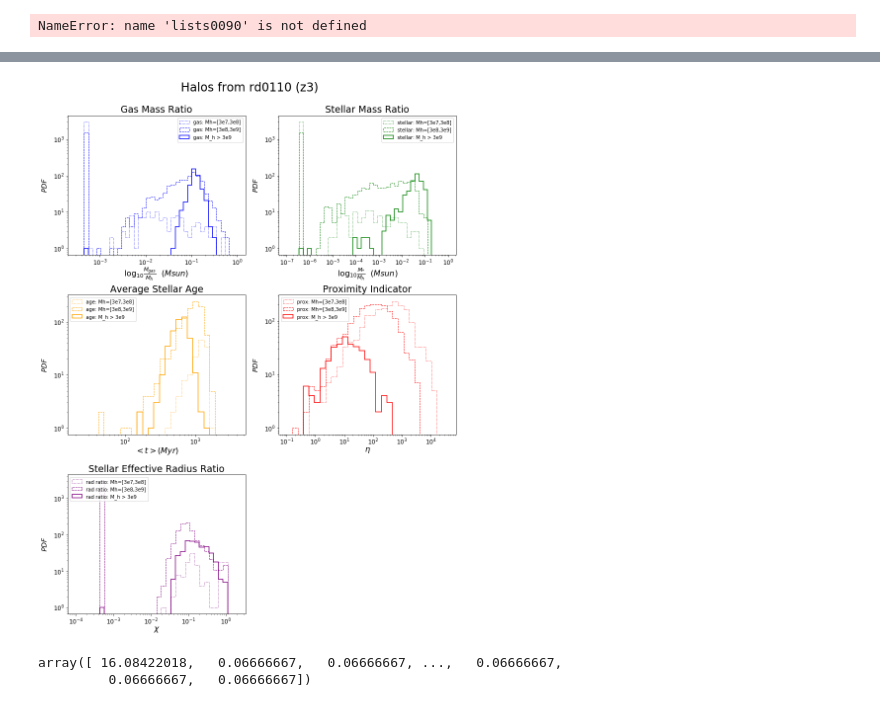
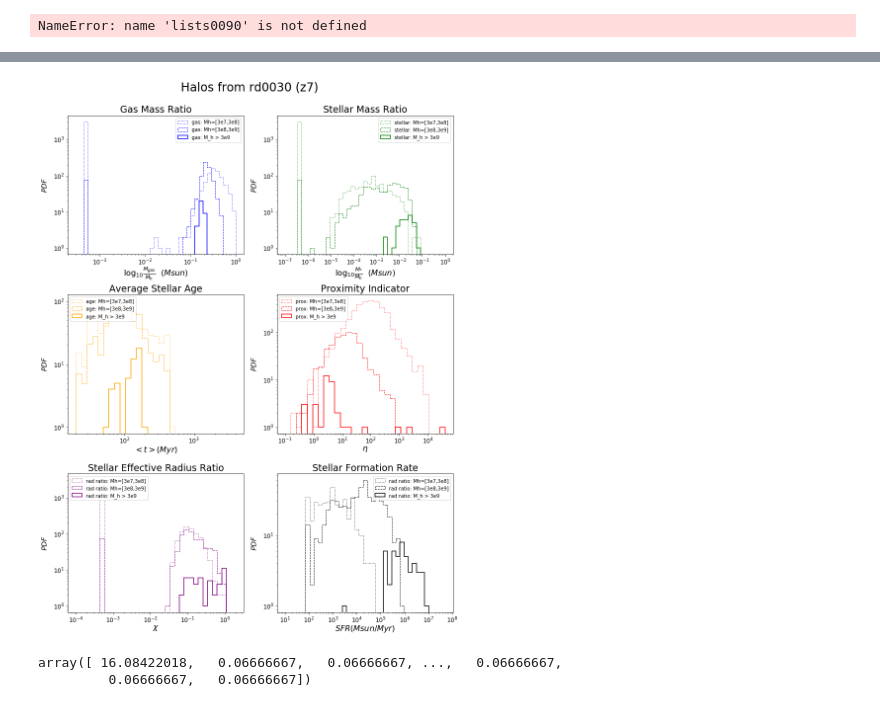
Before and after one commit to ygovil1/data-mining-galaxies, a Jupyter notebook: HaloCatalog/ratio_plotter.ipynb, the cells around one changed output, grey strips where cells are left out. Drawn from its saved outputs; the diff is of its cells as text; code cells hidden in the pictures.

```diff
--- a/HaloCatalog/ratio_plotter.ipynb
+++ b/HaloCatalog/ratio_plotter.ipynb
@@ -205,7 +205,7 @@ lists0090
 # %% [output]
 NameError: name 'lists0090' is not defined
 # %%
-toCreate = "rd0090"
+toCreate = "rd0030"
 # %%
 # pick halo list depending on toCreate
 if toCreate == "rd0030":
@@ -233,6 +233,7 @@ agelists = [[], [], []]
 proxlists = [[], [], []]
 radratiolists = [[], [], []]
 peaklists = [[], [], []]
+formlists = [[], [], []]
 
 for halo in halo_list:
     # find parameters of halo
@@ -248,7 +249,9 @@ for halo in halo_list:
     ave_age = halo[12]
     prox = halo[13]
     stel_rad = halo[14]
+    formrate = halo[15] * u.g
 
+    print(formrate)
 #     print(halo_mass, stellar_mass2, ave_age)
 
     # check that not a satellite
@@ -275,6 +278,12 @@ for halo in halo_list:
     if isStelMassZero:
         rad_ratio = 5e-4
 
+    # check for form rate equal to zero
+    if formrate == 0:
+        formrate = 0 * u.g / u.s
+    if not formrate.value == 0:
+        formrate = formrate.to('Msun/Myr')
+
 #     print(ratio1, ratio2)
 #     print(isAgeZero, isStelMassZero)
 
@@ -284,16 +293,19 @@ for halo in halo_list:
         proxlists[0].append(prox)
         radratiolists[0].append(rad_ratio)
         peaklists[0].append(peak_height.value)
+        formlists[0].append(formrate.to('Msun/Myr').value)
     if 3e9 * u.Msun > halo_mass > 3e8 * u.Msun:
         gasratiolists[1].append(ratio1)
         proxlists[1].append(prox)
         radratiolists[1].append(rad_ratio)
         peaklists[1].append(peak_height.value)
+        formlists[1].append(formrate.to('Msun/Myr').value)
     if halo_mass > 3e9 * u.Msun:
         gasratiolists[2].append(ratio1)
         proxlists[2].append(prox)
         radratiolists[2].append(rad_ratio)
         peaklists[2].append(peak_height.value)
+        formlists[2].append(formrate.to('Msun/Myr').value)
 
     # append differently depending on ave_age == 0
     if isAgeZero and (not isStelMassZero):
@@ -364,7 +376,8 @@ tempdict = {"gasratio": gasratiolists,
             "age": agelists,
             "prox": proxlists,
             "chi": radratiolists,
-            "peak": peaklists}
+            "peak": peaklists,
+            "form": formlists}
 
 # store dict depending on toCreate
 if toCreate == "rd0030":
@@ -425,5 +438,5 @@ picked 0090
 # %%
-toPlot = "rd0110"
+toPlot = "rd0030"
 # pick dict and fig title based on toPlot
 if toPlot == "rd0030":
     ploting = lists0030
@@ -447,6 +460,7 @@ stelbins = np.geomspace(start=start, stop=1, num=40)
 agebins = np.geomspace(start=2e1, stop=4e3, num=30)
 proxbins = np.geomspace(start=1e-1, stop=4e4, num=30)
 radbins = np.geomspace(start=1e-4, stop=2, num=35)
+formbins = np.geomspace(start=1e1, stop=5e7, num=40)
 # %%
 # create subplots
 fig1 = plt.figure(figsize = (12,16))
@@ -455,6 +469,7 @@ ax2 = plt.subplot(3,2,2)
 ax3 = plt.subplot(3,2,3)
 ax4 = plt.subplot(3,2,4)
 ax5 = plt.subplot(3,2,5)
+ax6 = plt.subplot(3,2,6)
 
 # plot titles
 gastitle = "Gas Mass Ratio"
@@ -462,6 +477,7 @@ stellartitle = "Stellar Mass Ratio"
 agetitle = "Average Stellar Age"
 proxtitle = "Proximity Indicator"
 radtitle = "Stellar Effective Radius Ratio"
+formtitle = "Stellar Formation Rate"
 
 # plot various lists
 ratiolists = [ratiolist1, ratiolist2]
@@ -480,6 +496,9 @@ ax4.hist(ploting['prox'][2], proxbins, ec = 'red', lw = 1.5, label = 'prox: M_h
 ax5.hist(ploting['chi'][0], radbins, ec = 'purple', lw = 1, label = 'rad ratio: Mh=[3e7,3e8]', linestyle = ":", histtype='step', fill = False)
 ax5.hist(ploting['chi'][1], radbins, ec = 'purple', lw = 1, label = 'rad ratio: Mh=[3e8,3e9]', linestyle = "--",histtype='step', fill = False)
 ax5.hist(ploting['chi'][2], radbins, ec = 'purple', lw = 1.5, label = 'rad ratio: M_h > 3e9', linestyle = "-", histtype='step', fill = False)
+ax6.hist(ploting['form'][0], formbins, ec = 'black', lw = 1, label = 'rad ratio: Mh=[3e7,3e8]', linestyle = ":", histtype='step', fill = False)
+ax6.hist(ploting['form'][1], formbins, ec = 'black', lw = 1, label = 'rad ratio: Mh=[3e8,3e9]', linestyle = "--",histtype='step', fill = False)
+ax6.hist(ploting['form'][2], formbins, ec = 'black', lw = 1.5, label = 'rad ratio: M_h > 3e9', linestyle = "-", histtype='step', fill = False)
 
 # set title
 plt.suptitle(figtitle, fontsize = 24)
@@ -488,6 +507,7 @@ ax2.set_title(stellartitle, size = 19)
 ax3.set_title(agetitle, size = 19)
 ax4.set_title(proxtitle, size = 19)
 ax5.set_title(radtitle, size = 19)
+ax6.set_title(formtitle, size = 19)
 #ax1.axis([1e-4, 10**1.5, 0, 700])
 
 # create axis labels
@@ -496,17 +516,20 @@ stellab = r"$\log_{10}\frac{M_{*}}{M_h}$  $(Msun)$"
 agelab = r"$<t> (Myr)$"
 proxlab = r"$\eta$"
 radlab = r"$\chi$"
+formlab = r"$SFR (Msun / Myr)$"
 ylab = "$PDF$"
 ax1.set_xlabel(gaslab, size = 16, labelpad= 0)
 ax2.set_xlabel(stellab, size = 16, labelpad= 0)
 ax3.set_xlabel(agelab, size = 16, labelpad= 0)
 ax4.set_xlabel(proxlab, size = 16, labelpad= 0)
 ax5.set_xlabel(radlab, size = 16, labelpad= 0)
+ax6.set_xlabel(formlab, size = 16, labelpad= 0)
 ax1.set_ylabel(ylab, rotation = 90, size = 14, labelpad= 10)
 ax2.set_ylabel(ylab, rotation = 90, size = 14, labelpad= 10)
 ax3.set_ylabel(ylab, rotation = 90, size = 14, labelpad= 10)
 ax4.set_ylabel(ylab, rotation = 90, size = 14, labelpad= 10)
 ax5.set_ylabel(ylab, rotation = 90, size = 14, labelpad= 10)
+ax6.set_ylabel(ylab, rotation = 90, size = 14, labelpad= 10)
 
 # create axis ticks
 ax1.set_xscale('log')
@@ -526,35 +549,39 @@ ax4.set_yscale('log')
 ax4.tick_params(axis='x', which='major', labelsize=12)
 ax4.tick_params(axis='y', which='major', labelsize=12)
 ax5.set_xscale('log')
 ax5.set_yscale('log')
 ax5.tick_params(axis='x', which='major', labelsize=12)
 ax5.tick_params(axis='y', which='major', labelsize=12)
-
+ax6.set_xscale('log')
+ax6.set_yscale('log')
+ax6.tick_params(axis='x', which='major', labelsize=12)
+ax6.tick_params(axis='y', which='major', labelsize=12)
 
 # add labels for each plot
 # annotation1 = 'using .sum'
 # annotation2 = 'using particle mask'
 # ax1.text(start, 20, annotation1, size = 12)
 # ax2.text(start, 30, annotation2, size = 12)
 
 # set axis limits
 # ax2.set_xlim([1e-7, 0.5])
 
 # add legend
 ax1.legend(loc = 'upper right')
 ax2.legend(loc = 'upper right')
 ax3.legend(loc = 'upper left')
 ax4.legend(loc = 'upper left')
 ax5.legend(loc = 'upper left')
+ax6.legend(loc = 'upper right')
 
 # adjust spacing and show
 plt.tight_layout()
 fig1.subplots_adjust(top=0.92)
 plt.show()
 
 #plt.savefig('./LG4_2048_40pc/rd0070/massratios.png', dpi = 300)
 # %% [output]
-[figure, old version]
+[figure, new version]
 # %%
 # create log ratios and other useful lists
 stellogratio1 = np.log([value for value in ploting['stelratio'][0] if value > 0]) / log(10)
```
Also changed, not shown: parts of 3 cells of this notebook, 1 other file.
